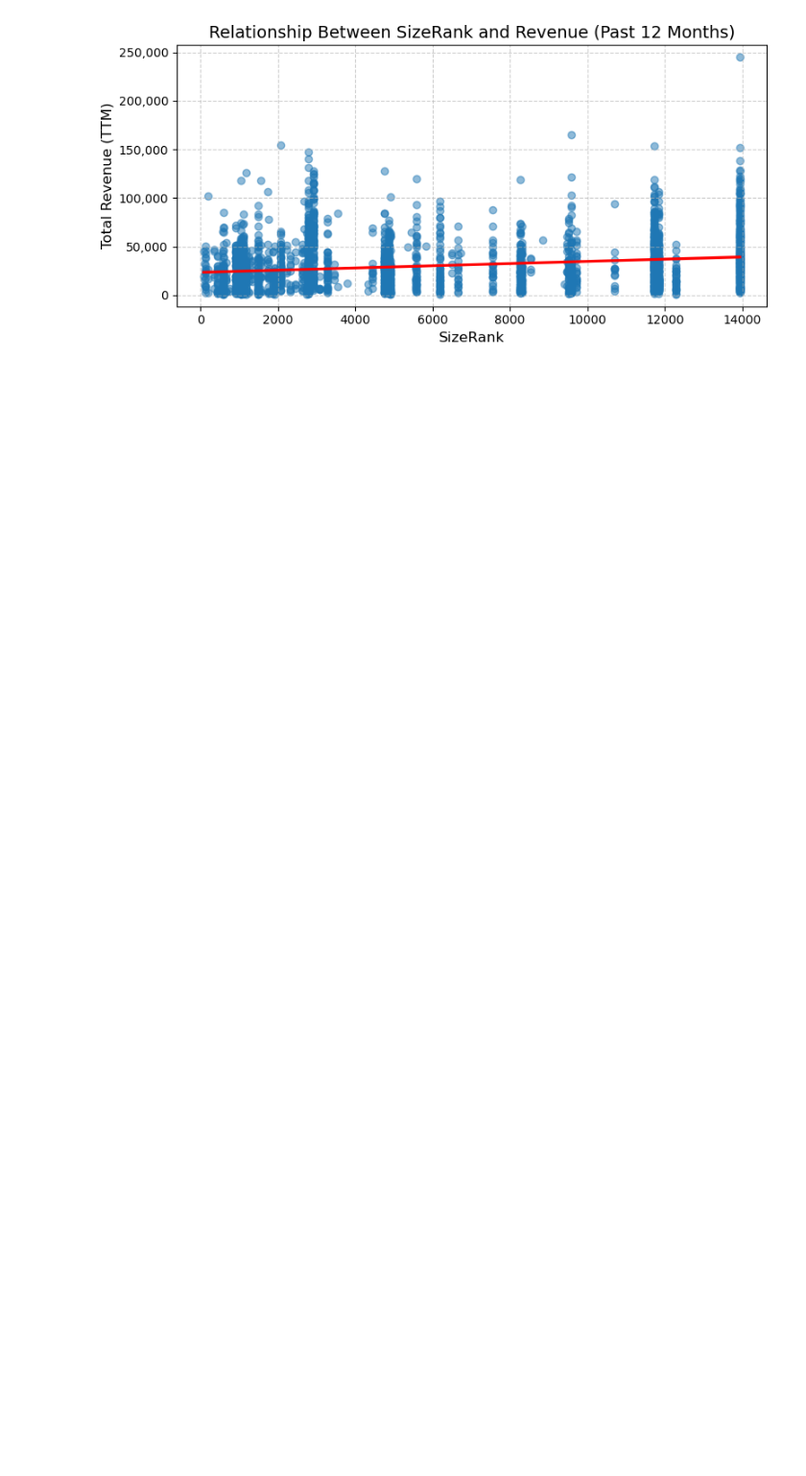
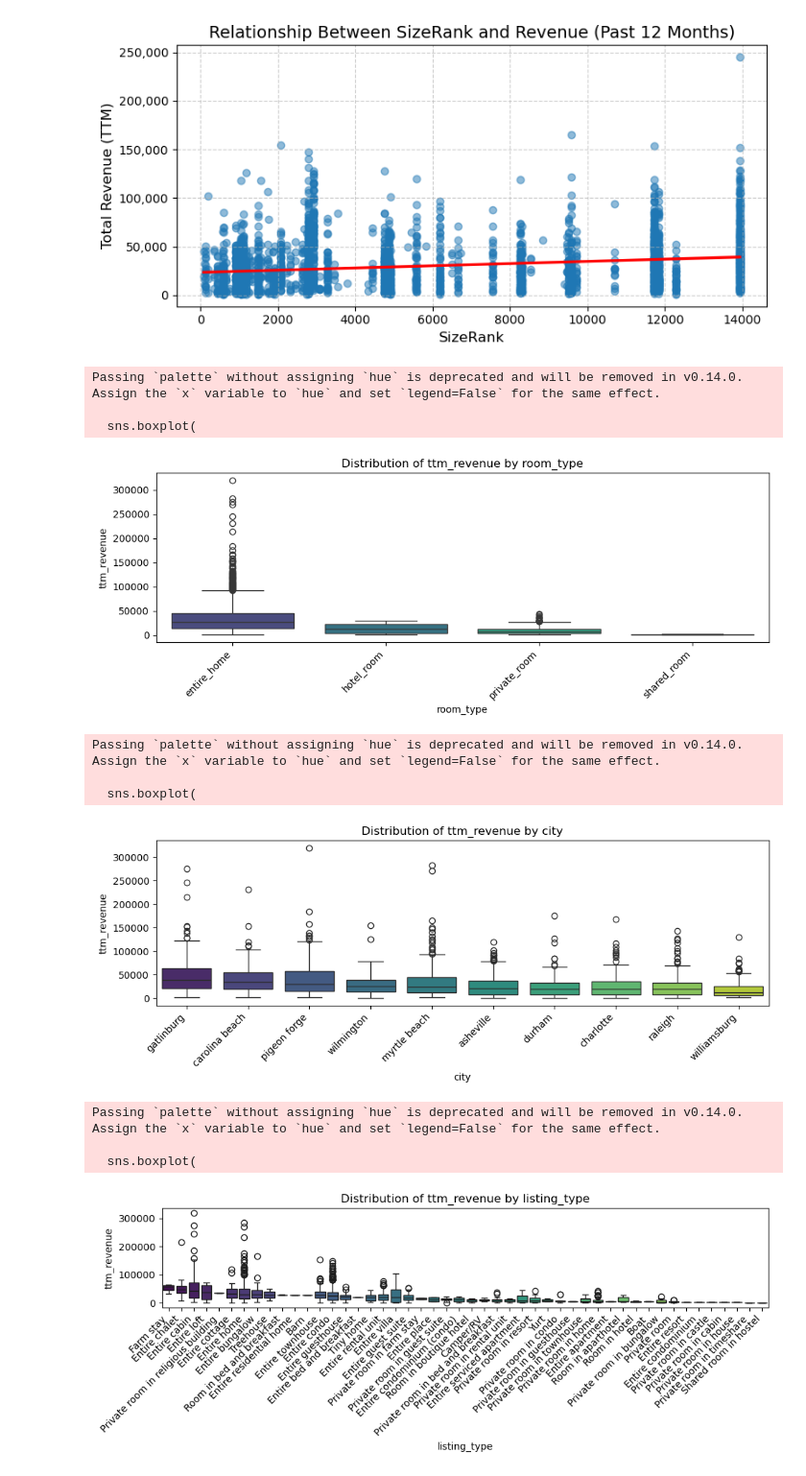
Before and after one commit to ebbopp/IAA_Summer_Practicum, a Jupyter notebook: Alan/eda_revenue.ipynb, the cells around one changed output. Shown at 96% size. Drawn from its saved outputs; the diff is of its cells as text; code cells hidden in the pictures; blank space fills up the shorter version.

```diff
--- a/Alan/eda_revenue.ipynb
+++ b/Alan/eda_revenue.ipynb
@@ -268,3 +272,34 @@ plt.tight_layout()
 plt.show()
 # %% [output]
 [figure]
+# %%
+for col in ["room_type", "city", "listing_type"]:
+    plt.figure(figsize=(10, 4))
+
+    # Sort categories by median yield for a cleaner plot
+    order = filtered_df.groupby(col)[target_metric].median().sort_values(ascending=False).index
+
+    sns.boxplot(
+        data=filtered_df,
+        x=col,
+        y=target_metric,
+        order=order,
+        palette="viridis"
+    )
+    plt.title(f"Distribution of {target_metric} by {col}")
+    plt.xticks(rotation=45, ha="right")
+    plt.tight_layout()
+    plt.show()
+# %% [output]
+Passing `palette` without assigning `hue` is deprecated and will be removed in v0.14.0. Assign the `x` variable to `hue` and set `legend=False` for the same effect.
+
+  sns.boxplot(
+[figure, added]
+Passing `palette` without assigning `hue` is deprecated and will be removed in v0.14.0. Assign the `x` variable to `hue` and set `legend=False` for the same effect.
+
+  sns.boxplot(
+[figure, added]
+Passing `palette` without assigning `hue` is deprecated and will be removed in v0.14.0. Assign the `x` variable to `hue` and set `legend=False` for the same effect.
+
+  sns.boxplot(
+[figure, added]
```
Also changed, not shown: parts of 2 cells of this notebook, 4 other files.
